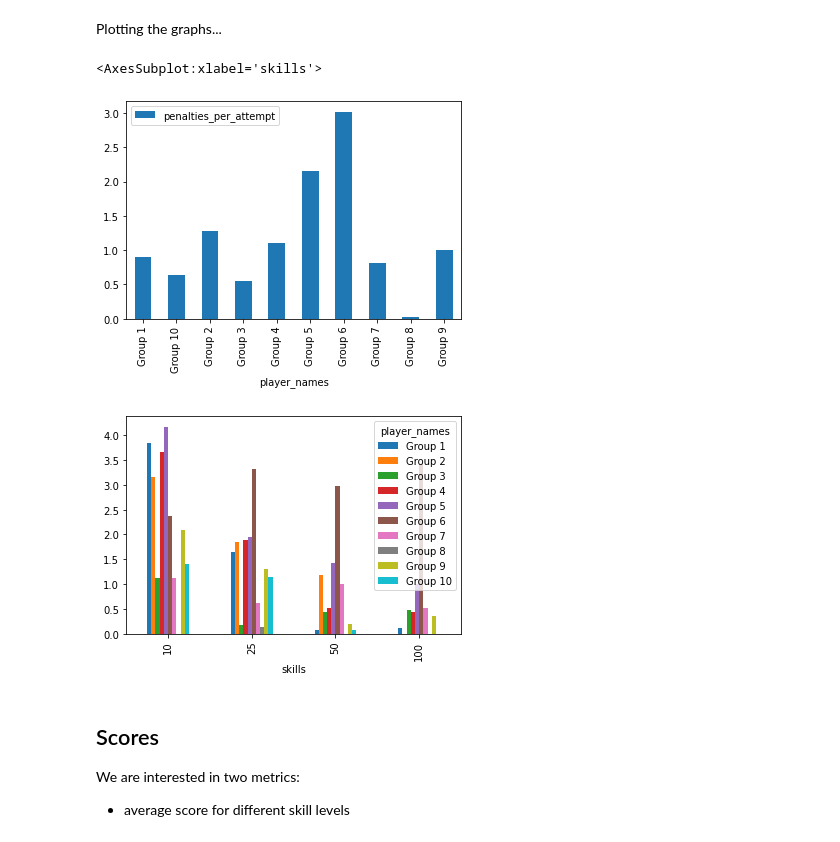
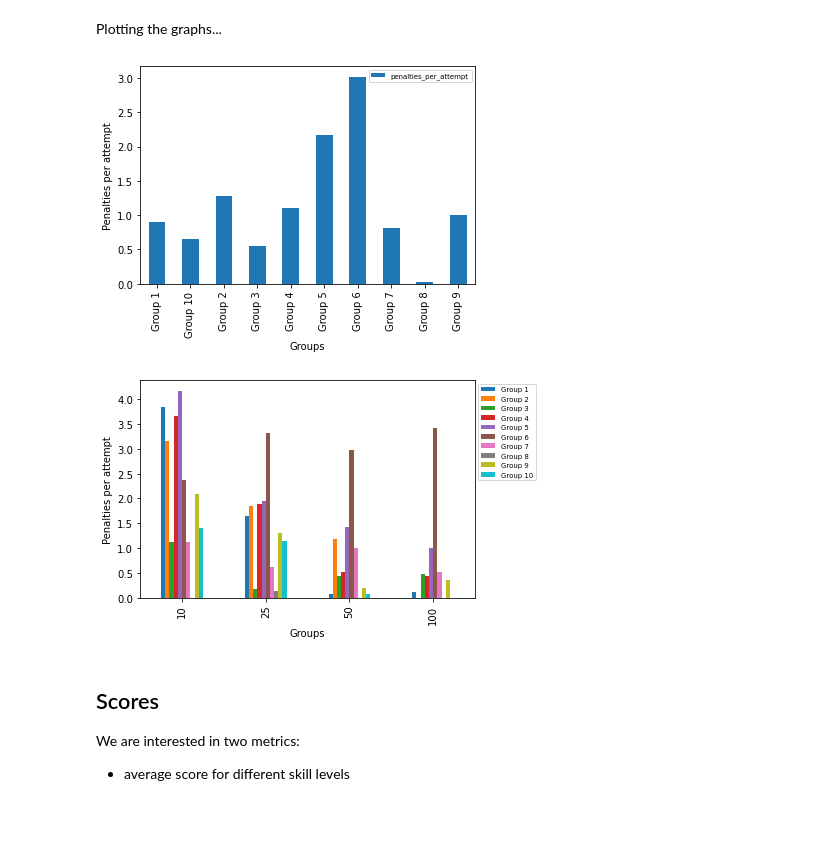
Before and after one commit to yunlanli/polygolf22, a Jupyter notebook: notebooks/tournament_result_analysis.ipynb, the cells around one changed output. Saved outputs shown, nothing was run; the diff lists cells and outputs as text; code cells hidden in the pictures.

```diff
--- a/notebooks/tournament_result_analysis.ipynb
+++ b/notebooks/tournament_result_analysis.ipynb
@@ -26,3 +32,6 @@ tournament_results.head()
+# %%
+def save_fig(df_plot, path):
+	df_plot.get_figure().savefig(path, bbox_inches='tight')
 # %% [markdown]
 ## Timeout Statistics
 
@@ -98,14 +112,22 @@ total_penalties_per_attempt_by_skill = total_penalties_per_attempt_by_skill.filt
 # %% [markdown]
 Plotting the graphs...
 # %%
-total_penalties_per_attempt.reset_index().plot.bar(x='player_names', y='penalties_per_attempt')
+penalties_plot = total_penalties_per_attempt.reset_index().plot.bar(
+	x='player_names', y='penalties_per_attempt',
+	xlabel='Groups', ylabel='Penalties per attempt', legend=False)
+penalties_plot.legend(fontsize='x-small', bbox_to_anchor=(1,1))
+save_fig(penalties_plot, 'graphs/penalties.png')
+
 
 df_penalties_by_skill = total_penalties_per_attempt_by_skill.reset_index().pivot(index='skills', columns='player_names', values='penalties_per_attempt').reset_index()
-df_penalties_by_skill.plot.bar(x='skills', y=groups)
+penalties_by_skill_plot = df_penalties_by_skill.plot.bar(
+	x='skills', y=groups,
+	xlabel='Groups', ylabel='Penalties per attempt')
+penalties_by_skill_plot.legend(fontsize='x-small', bbox_to_anchor=(1,1))
+save_fig(penalties_by_skill_plot, 'graphs/penalties_by_skill.png')
 # %% [output]
-<AxesSubplot:xlabel='skills'>
-[figure, old version]
+[figure, new version]
-[figure, old version]
+[figure, new version]
 # %% [markdown]
 ## Scores
 
```
Also changed, not shown: parts of 8 cells of this notebook.
